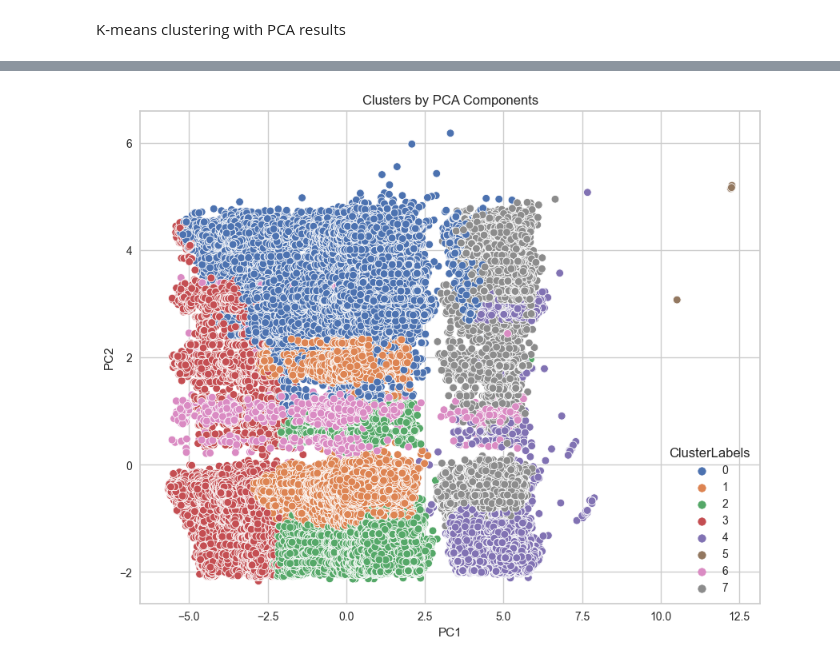
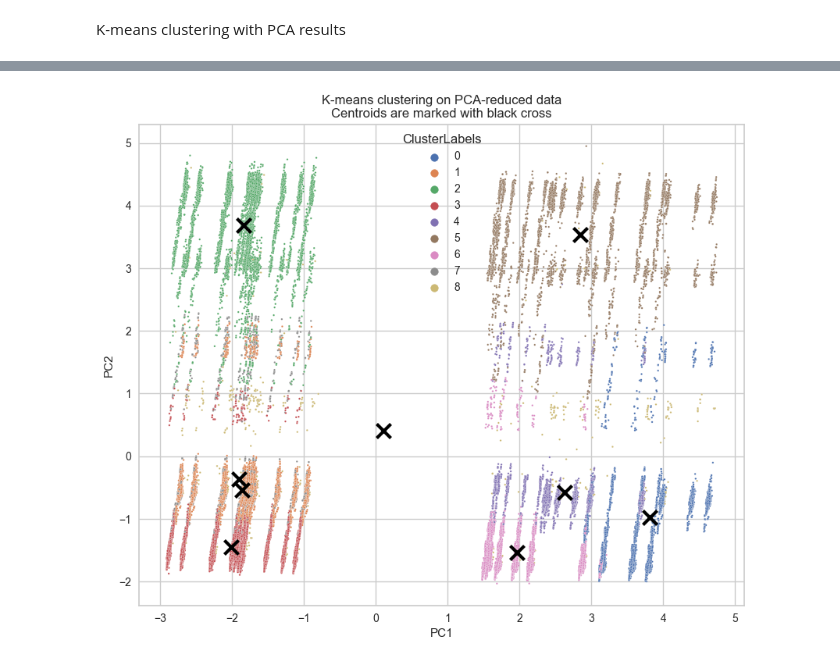
Before and after one commit to alisongh/SIADS-696-Milestone-II, a Jupyter notebook: UnsupervisedLearning.ipynb, the cells around one changed output, grey strips where cells are left out. Cells and saved outputs as stored; diff of their text form; code cells hidden in the pictures.

```diff
--- a/UnsupervisedLearning.ipynb
+++ b/UnsupervisedLearning.ipynb
@@ -156,7 +196,9 @@ Text(0, 0.5, 'Cumulative Explained Variance')
 # %% [markdown]
 we perform PCA with the chosen number of components.
+# %%
+PC_chosen = 6
 # %%
-pca = PCA(n_components=8, random_state=RANDOM_STATE)
+pca = PCA(n_components=PC_chosen, random_state=RANDOM_STATE)
 
 #fit the model with our data in the selected # of components
 pca.fit(df_std)
@@ -181,7 +223,7 @@ elb_visualizer.show()
 # %% [markdown]
 FItting the model
 # %%
-k=8
+k=9
 # %%
 kmeans = KMeans(n_clusters = k, init='k-means++', max_iter=100, n_init=1, random_state=RANDOM_STATE)
 
@@ -201,8 +243,8 @@ K-means clustering with PCA results
 # %%
 # create a new DF with original features and add PCA scores and assigned clusters
 df_seg_pca_kmeans = pd.concat([df_temp.reset_index(drop=True), pd.DataFrame(scores_pca)], axis =1)
-PC = ['PC'+str(i+1) for i in range(0,k)]
-df_seg_pca_kmeans.columns.values[-k:] = PC
+PC = ['PC'+str(i+1) for i in range(0,PC_chosen)]
+df_seg_pca_kmeans.columns.values[-PC_chosen:] = PC
 
 # add the last column with the clustering labels
 df_seg_pca_kmeans['ClusterLabels'] = kmeans.labels_
@@ -212,11 +264,24 @@ df_seg_pca_kmeans['ClusterLabels'] = kmeans.labels_
 # %%
 # plot the data by pca components
 plt.figure(figsize=(10,8))
-sns.scatterplot(df_seg_pca_kmeans, x='PC1', y='PC2', hue = df_seg_pca_kmeans['ClusterLabels'], palette="deep")
-plt.title('Clusters by PCA Components')
+sns.scatterplot(df_seg_pca_kmeans, x='PC1', y='PC2', s=3, hue = df_seg_pca_kmeans['ClusterLabels'], palette="deep")
+centroids = kmeans.cluster_centers_
+plt.scatter(
+    centroids[:, 0],
+    centroids[:, 1],
+    marker="x",
+    s=169,
+    linewidths=3,
+    color="black",
+    zorder=10,
+)
+plt.title(
+    "K-means clustering on PCA-reduced data\n"
+    "Centroids are marked with black cross")
+plt.savefig(name+'_pca_kmeans_scatter2D.png')
 plt.show()
 # %% [output]
-[figure, old version]
+[figure, new version]
 # %%
 # Biplot - same thing as above but now with PC and loadings
 
```
Also changed, not shown: parts of 16 cells of this notebook.
